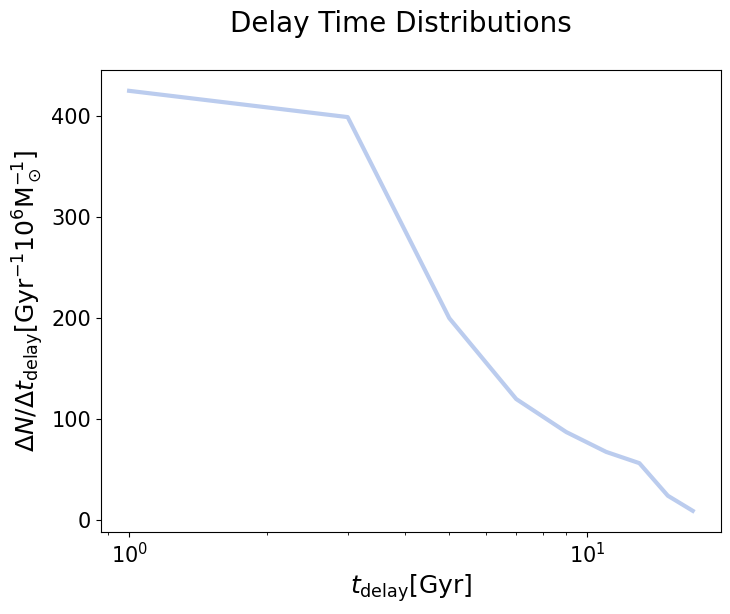
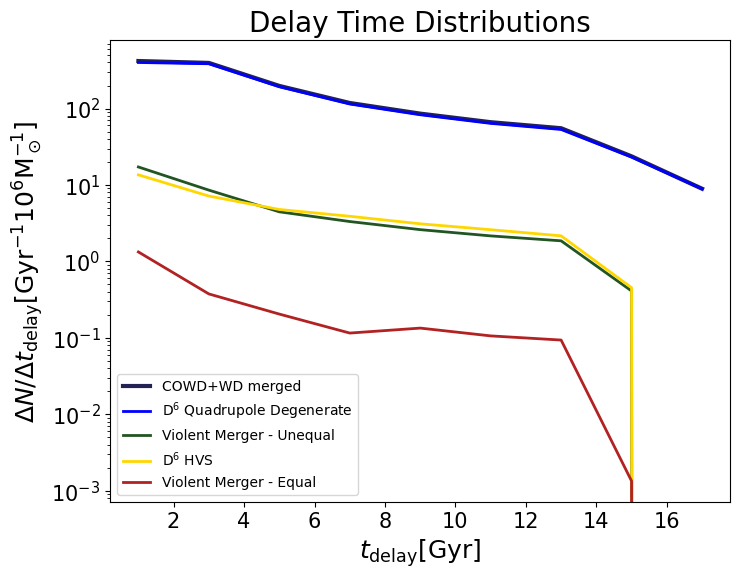
The notebook cell's code change between the first figure and the second:
--- before
+++ after
@@ -2,5 +2,5 @@
 fig, axs = plt.subplots(figsize=(8, 6))
 
-cset = tc.pale
+cset = tc.dark
 
 # COWD+WD
@@ -13,5 +13,61 @@
 bin_centers_WDWD_WDopt = (bin_edges_WDWD_WDopt[0:-1] + bin_edges_WDWD_WDopt[1:])/2
 
-axs.plot(bin_centers_WDWD_WDopt, (hist_WDWD_WDopt/binwidth_WDWD)*1e6, color=cset.pale_blue, lw=3, label='COWD+WD merged')
+axs.plot(bin_centers_WDWD_WDopt, (hist_WDWD_WDopt/binwidth_WDWD)*1e6, color=cset.dark_blue, lw=3, label='COWD+WD merged')
+
+
+# D^6 - two star explosion
+
+bins_WDWD_D6_two = np.arange(0,20,2)
+
+delay_times_D6_two_Gyr = delay_times_D6_two*(10**-3)
+hist_D6_two, bin_edges_D6_two = np.histogram(delay_times_D6_two_Gyr, weights=formation_eff_D6_two, bins=bins_WDWD_D6_two, density=False)
+
+binwidth_D6_two = np.diff(bins_WDWD_D6_two)
+bin_centers_D6_two = (bin_edges_D6_two[0:-1] + bin_edges_D6_two[1:])/2
+
+axs.plot(bin_centers_D6_two, (hist_D6_two/binwidth_D6_two)*1e6, color='blue', lw=2, label='$\mathrm{D^6}$ Quadrupole Degenerate')
+
+
+# violent merger - unequal
+
+bins_WDWD_vm_unequal = np.arange(0,20,2)
+
+delay_times_violent_unequal_Gyr = delay_times_violent_unequal*(10**-3)
+hist_vm_unequal, bin_edges_vm_unequal = np.histogram(delay_times_violent_unequal_Gyr, weights=formation_eff_violent_merger_unequal, bins=bins_WDWD_vm_unequal, density=False)
+
+binwidth_vm_unequal = np.diff(bins_WDWD_vm_unequal)
+bin_centers_vm_unequal = (bin_edges_vm_unequal[0:-1] + bin_edges_vm_unequal[1:])/2
+
+axs.plot(bin_centers_vm_unequal, (hist_vm_unequal/binwidth_vm_unequal)*1e6, color=cset.dark_green, lw=2, label='Violent Merger - Unequal')
+
+# D^6 HVS
+
+bins_WDWD_HVS = np.arange(0,20,2)
+
+delay_times_HVS_Gyr = delay_times_HVS*(10**-3)
+hist_HVS, bin_edges_HVS = np.histogram(delay_times_HVS_Gyr, weights=formation_eff_HVS, bins=bins_WDWD_HVS, density=False)
+
+binwidth_HVS = np.diff(bins_WDWD_HVS)
+bin_centers_HVS = (bin_edges_HVS[0:-1] + bin_edges_HVS[1:])/2
+
+axs.plot(bin_centers_HVS, (hist_HVS/binwidth_HVS)*1e6, color='gold', lw=2, label='$\mathrm{D^6}$ HVS')
+
+
+# violent merger - equal
+
+bins_WDWD_vm_equal = np.arange(0,20,2)
+
+delay_times_violent_equal_Gyr = delay_times_violent_equal*(10**-3)
+hist_vm_equal, bin_edges_vm_equal = np.histogram(delay_times_violent_equal_Gyr, weights=formation_eff_violent_merger_equal, bins=bins_WDWD_vm_equal, density=False)
+
+binwidth_vm_equal = np.diff(bins_WDWD_vm_equal)
+bin_centers_vm_equal = (bin_edges_vm_equal[0:-1] + bin_edges_vm_equal[1:])/2
+
+axs.plot(bin_centers_vm_equal, (hist_vm_equal/binwidth_vm_equal)*1e6, color='firebrick', lw=2, label='Violent Merger - Equal')
+
+
+
+
+
 
 axs.set_ylabel(r'$\mathrm{\Delta} N/\mathrm{\Delta} t_{\mathrm{delay}} [\mathrm{Gyr^{-1}}10^6 \mathrm{M_\odot^{-1}}]$', fontsize=18)
@@ -19,10 +75,10 @@
 axs.set_xlabel(r'$t_{\mathrm{delay}}[\mathrm{Gyr}]$', fontsize=18)
 axs.tick_params(axis='both', labelsize=15)
-# axs.legend()
+axs.legend()
 
-axs.set_xscale('log')
+axs.set_yscale('log')
 # axs.legend(loc='upper left')
 
-fig.suptitle('Delay Time Distributions', fontsize=20)
+axs.set_title('Delay Time Distributions', fontsize=20)
 
 plt.subplots_adjust(wspace=0.4) # add padding between plots

Commit: poster figures